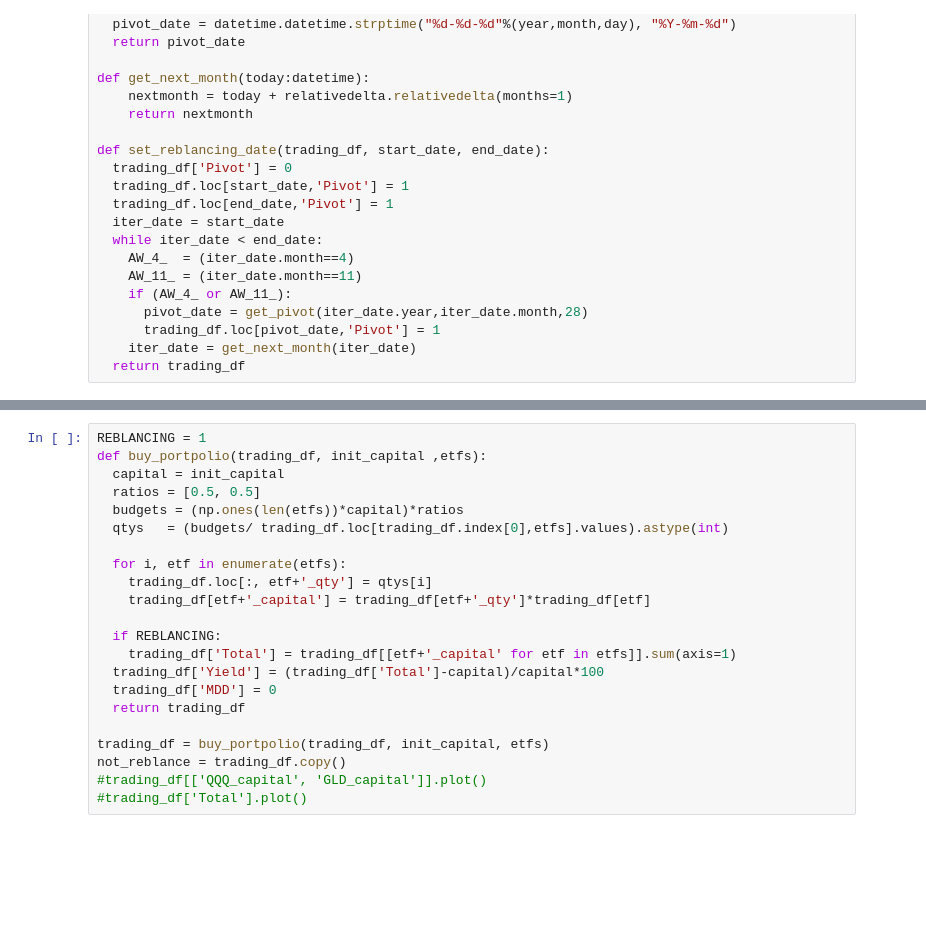
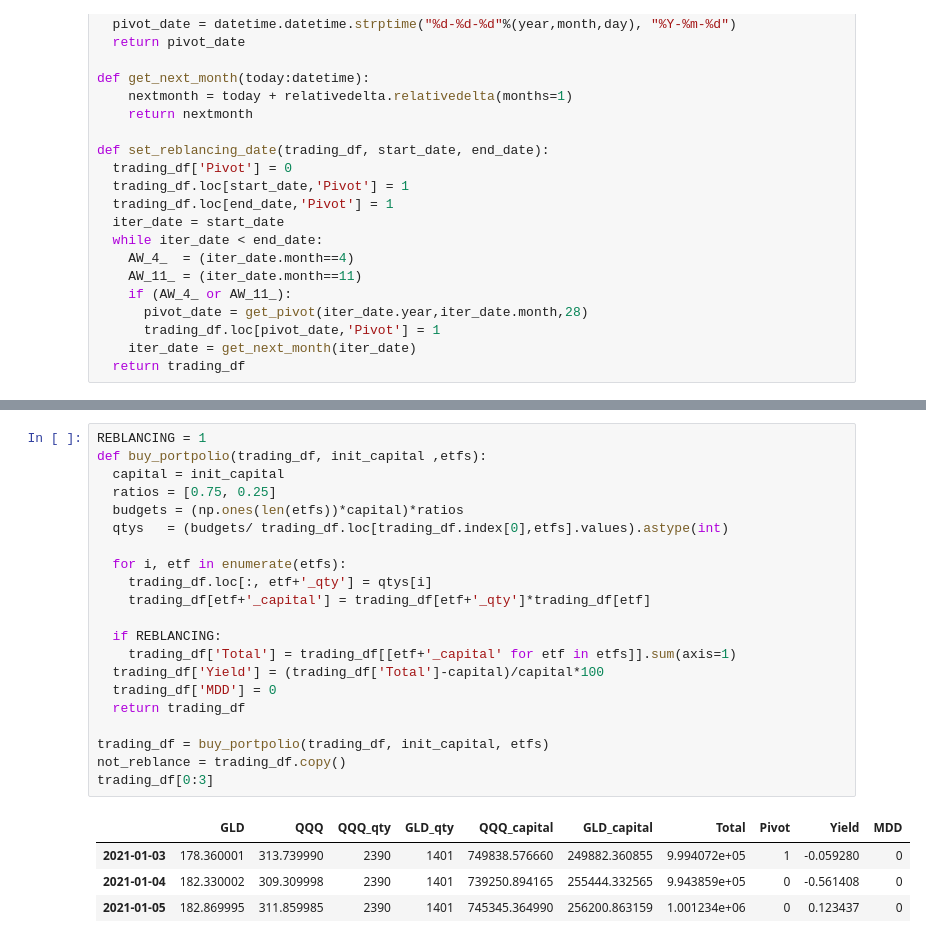
Before and after one commit to pathces-gone/study-python-stock, a Jupyter notebook: AssetAllocationV2/scratch.ipynb, the cells around one changed output, grey strips where cells are left out. Drawn from its saved outputs; the diff is of its cells as text; blank space fills up the shorter version.

```diff
--- a/AssetAllocationV2/scratch.ipynb
+++ b/AssetAllocationV2/scratch.ipynb
@@ -101,25 +95,29 @@ trading_df = set_reblancing_date(trading_df,start_date, end_date)
 # %%
 REBLANCING = 1
 def buy_portpolio(trading_df, init_capital ,etfs):
   capital = init_capital
-  ratios = [0.5, 0.5]
+  ratios = [0.75, 0.25]
   budgets = (np.ones(len(etfs))*capital)*ratios
   qtys   = (budgets/ trading_df.loc[trading_df.index[0],etfs].values).astype(int)
 
   for i, etf in enumerate(etfs):
     trading_df.loc[:, etf+'_qty'] = qtys[i]
     trading_df[etf+'_capital'] = trading_df[etf+'_qty']*trading_df[etf]
 
   if REBLANCING:
     trading_df['Total'] = trading_df[[etf+'_capital' for etf in etfs]].sum(axis=1)
   trading_df['Yield'] = (trading_df['Total']-capital)/capital*100
   trading_df['MDD'] = 0
   return trading_df
 
 trading_df = buy_portpolio(trading_df, init_capital, etfs)
 not_reblance = trading_df.copy()
-#trading_df[['QQQ_capital', 'GLD_capital']].plot()
-#trading_df['Total'].plot()
+trading_df[0:3]
+# %% [output]
+|  | GLD | QQQ | QQQ_qty | GLD_qty | QQQ_capital | GLD_capital | Total | Pivot | Yield | MDD |
+| 2021-01-03 | 178.360001 | 313.739990 | 2390 | 1401 | 749838.576660 | 249882.360855 | 9.994072e+05 | 1 | -0.059280 | 0 |
+| 2021-01-04 | 182.330002 | 309.309998 | 2390 | 1401 | 739250.894165 | 255444.332565 | 9.943859e+05 | 0 | -0.561408 | 0 |
+| 2021-01-05 | 182.869995 | 311.859985 | 2390 | 1401 | 745345.364990 | 256200.863159 | 1.001234e+06 | 0 | 0.123437 | 0 |
 # %%
 # Reblancing
 index = trading_df.loc[trading_df['Pivot']==True,:].index.values
```
Also changed, not shown: parts of 6 cells of this notebook.
